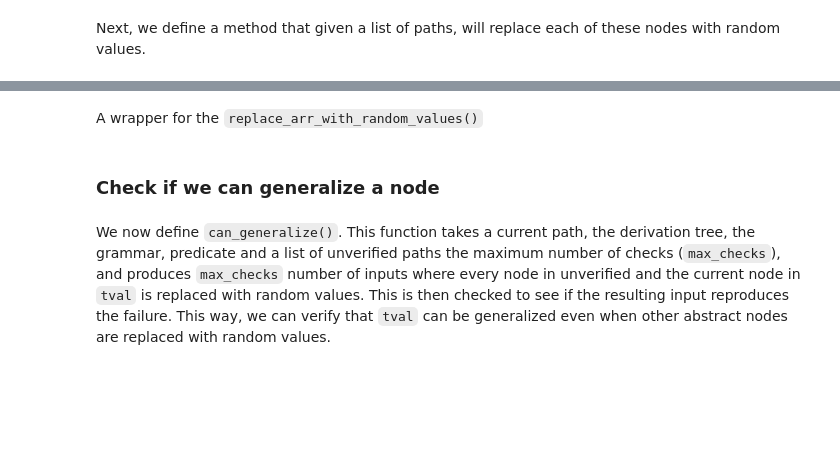
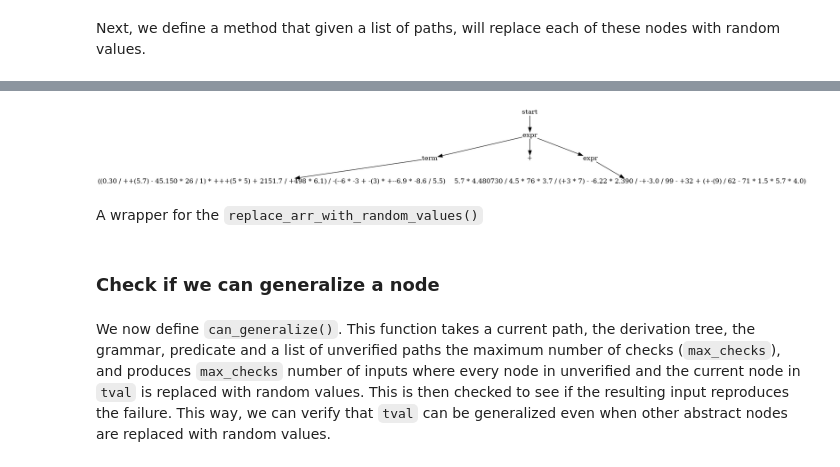
Before and after one commit to vrthra/ddset, a Jupyter notebook: src/DDSet.ipynb, the cells around one changed output, grey strips where cells are left out. Saved outputs shown, nothing was run; the diff lists cells and outputs as text; code cells hidden in the pictures; blank space fills up the shorter version.

```diff
--- a/src/DDSet.ipynb
+++ b/src/DDSet.ipynb
@@ -482,3 +557,5 @@ def replace_arr_with_random_values(npath_arr, grammar, tree):
     ntree = replace_path(tree, npath, [node[0], [(e, [])]])
     assert ntree is not None
     return replace_arr_with_random_values(npath_arr, grammar, ntree)
+# %%
+rt = replace_arr_with_random_values([[0, 0], [0, 2]], EXPR_GRAMMAR, t); rt
@@ -485,3 +574,7 @@ def replace_arr_with_random_values(npath_arr, grammar, tree):
+# %%
+zoom(display_tree(rt))
+# %% [output]
+[figure, added]
 # %% [markdown]
 A wrapper for the `replace_arr_with_random_values()`
 # %%
```
Also changed, not shown: parts of 56 cells of this notebook.
